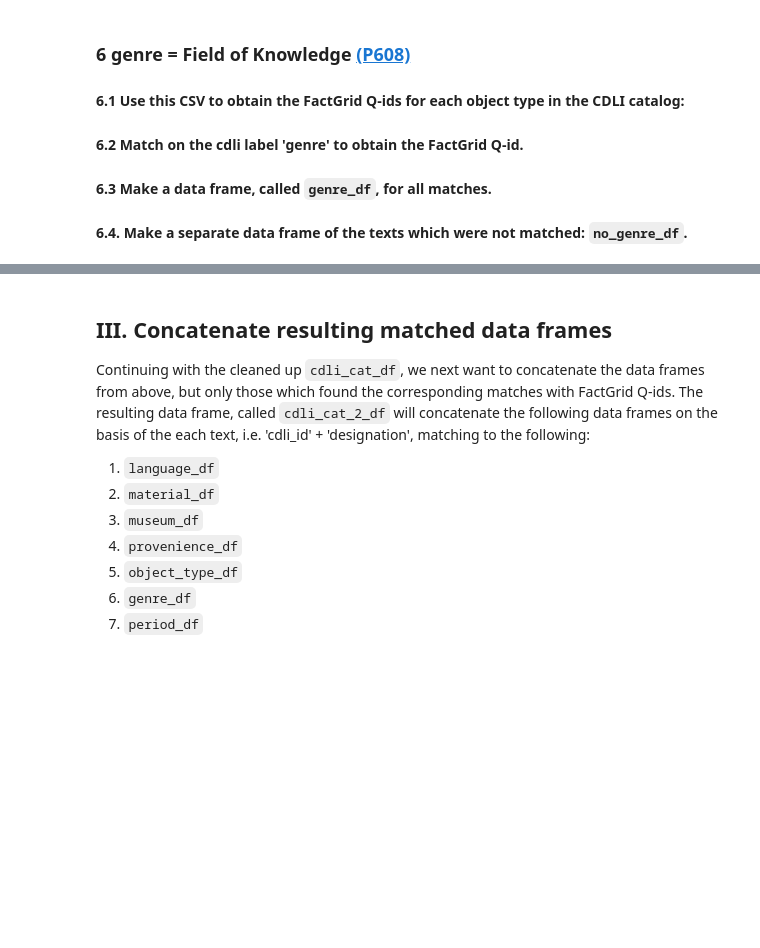
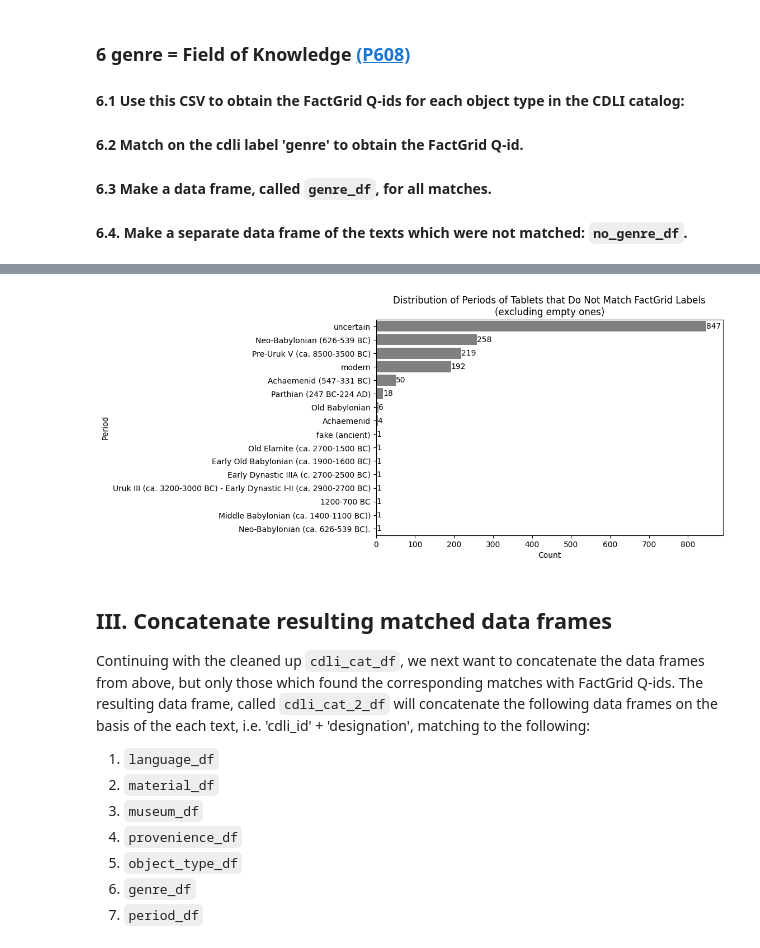
Before and after one commit to ancient-world-citation-analysis/CDLI2LoD, a Jupyter notebook: cdli_cat.ipynb, the cells around one changed output, grey strips where cells are left out. Drawn from its saved outputs; the diff is of its cells as text; code cells hidden in the pictures; blank space fills up the shorter version.

```diff
--- a/cdli_cat.ipynb
+++ b/cdli_cat.ipynb
@@ -1321,0 +1713,13 @@ len(no_period_df['Period'])
+# %%
+# get the frequencies of elements in the list
+d = collections.Counter(unmatched_periods_clean)
+
+# turn the langs and their counts into a dataframe
+unmatched_p_df = pd.DataFrame.from_dict(d, orient = 'index').\
+reset_index().\
+rename(columns = {'index': 'period', 0: 'count'}).\
+sort_values(by = 'count', ascending = False).\
+reset_index().\
+drop(columns = 'index')
+
+unmatched_p_df
@@ -1322,3 +1744,15 @@ len(no_period_df['Period'])
+# %%
+plt.figure(figsize = (8, 5))
+sns.barplot(data = unmatched_p_df, y = 'period', x = 'count',
+            color = 'grey')
+ax = sns.barplot(data = unmatched_p_df, y = 'period', x = 'count',
+                 color = 'grey')
+ax.bar_label(ax.containers[0], fmt = '%g')
+plt.xlabel('Count')
+plt.ylabel('Period')
+plt.title('Distribution of Periods of Tablets that Do Not Match FactGrid Labels\n(excluding empty ones)');
+# %% [output]
+[figure, added]
 # %% [markdown]
 ## III. Concatenate resulting matched data frames
 
```
Also changed, not shown: parts of 35 cells of this notebook.
